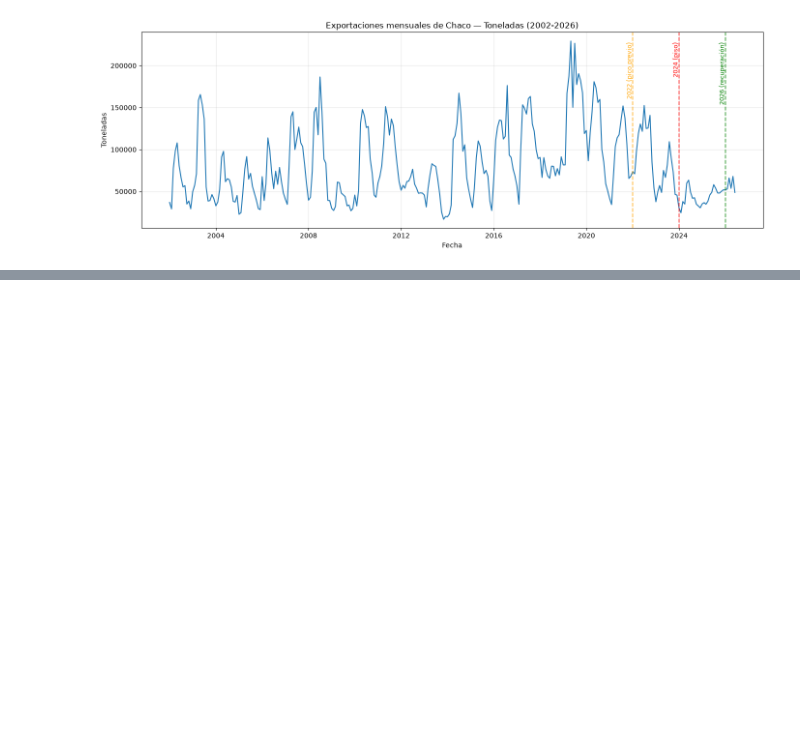
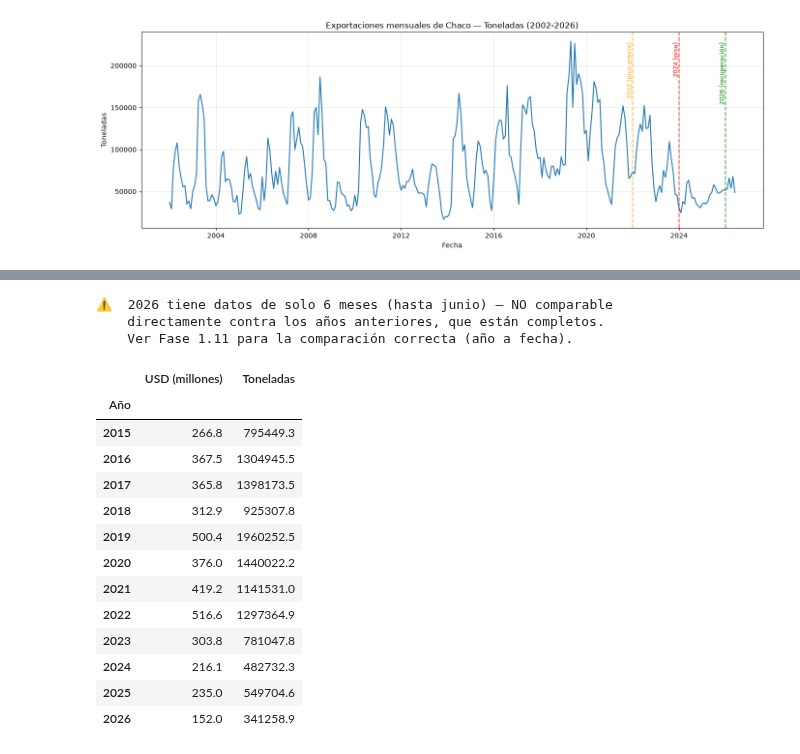
Before and after one commit to sandovalnair1109/exportaciones-chaco, a Jupyter notebook: notebooks/fase1_serie_mensual_chaco.ipynb, the cells around one changed output, grey strips where cells are left out. Drawn from its saved outputs; the diff is of its cells as text; code cells hidden in the pictures; blank space fills up the shorter version.

```diff
--- a/notebooks/fase1_serie_mensual_chaco.ipynb
+++ b/notebooks/fase1_serie_mensual_chaco.ipynb
@@ -116,0 +160,40 @@ plt.show()
+# %%
+resumen_anual = serie_mensual.copy()
+resumen_anual['Año'] = resumen_anual.index.year
+
+resumen_anual = (
+    resumen_anual
+    .groupby('Año')[['FOB_dólar', 'Peso neto']]
+    .sum()
+)
+
+resumen_anual['USD (millones)'] = resumen_anual['FOB_dólar'] / 1_000_000
+resumen_anual['Toneladas'] = resumen_anual['Peso neto'] / 1000
+# %%
+tabla_2015_2026 = resumen_anual.loc[2015:2026, ['USD (millones)', 'Toneladas']].round(1)
+
+# Marcamos que 2026 está incompleto, para no comparar como si fuera un año cerrado
+meses_2026 = serie_mensual.loc['2026'].shape[0]
+print(f"⚠️  2026 tiene datos de solo {meses_2026} meses (hasta junio) — NO comparable")
+print("    directamente contra los años anteriores, que están completos.")
+print("    Ver Fase 1.11 para la comparación correcta (año a fecha).\n")
+
+tabla_2015_2026
+# %% [output]
+⚠️  2026 tiene datos de solo 6 meses (hasta junio) — NO comparable
+    directamente contra los años anteriores, que están completos.
+    Ver Fase 1.11 para la comparación correcta (año a fecha).
+|  | USD (millones) | Toneladas |
+| Año |  |  |
+| 2015 | 266.8 | 795449.3 |
+| 2016 | 367.5 | 1304945.5 |
+| 2017 | 365.8 | 1398173.5 |
+| 2018 | 312.9 | 925307.8 |
+| 2019 | 500.4 | 1960252.5 |
+| 2020 | 376.0 | 1440022.2 |
+| 2021 | 419.2 | 1141531.0 |
+| 2022 | 516.6 | 1297364.9 |
+| 2023 | 303.8 | 781047.8 |
+| 2024 | 216.1 | 482732.3 |
+| 2025 | 235.0 | 549704.6 |
+| 2026 | 152.0 | 341258.9 |
```
Also changed, not shown: parts of 3 cells of this notebook.
